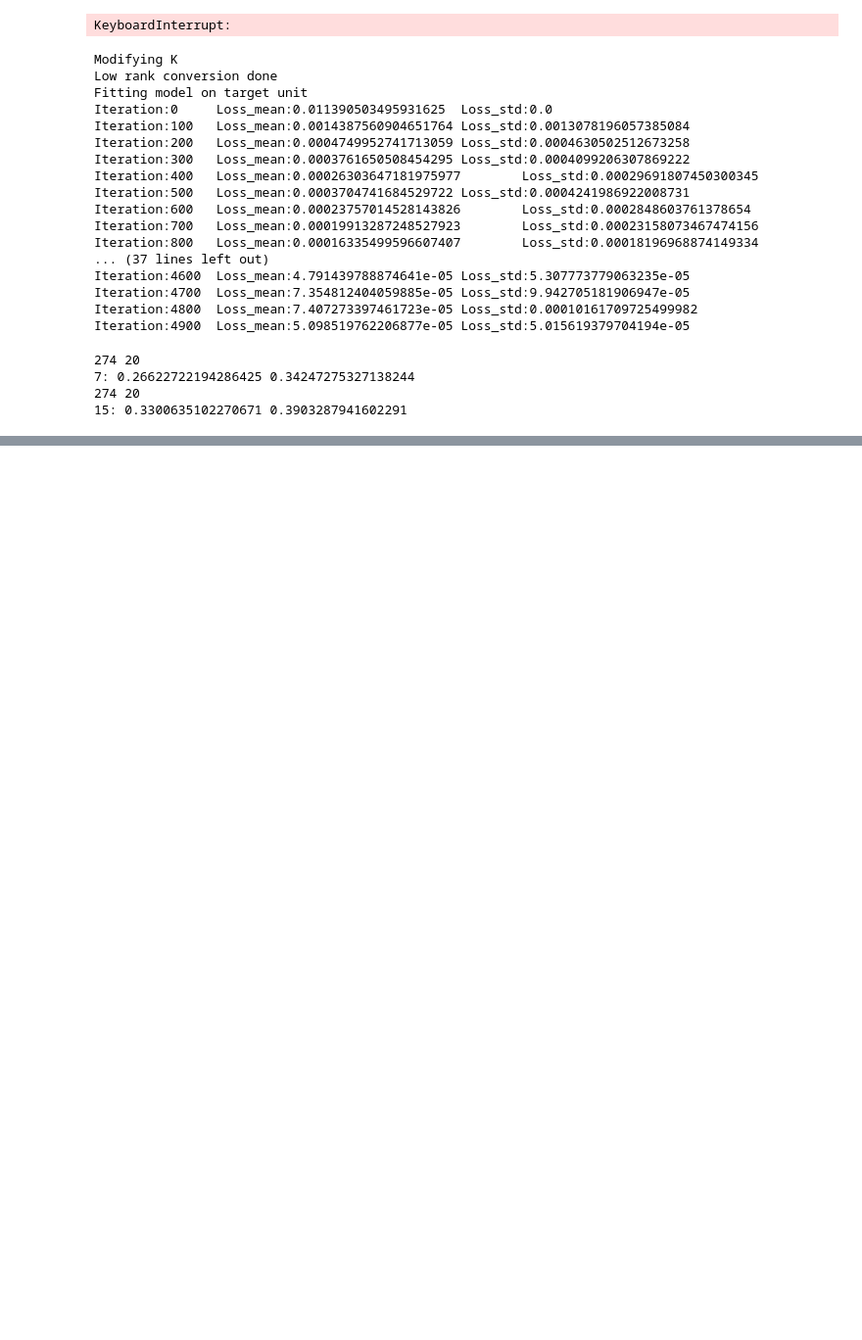
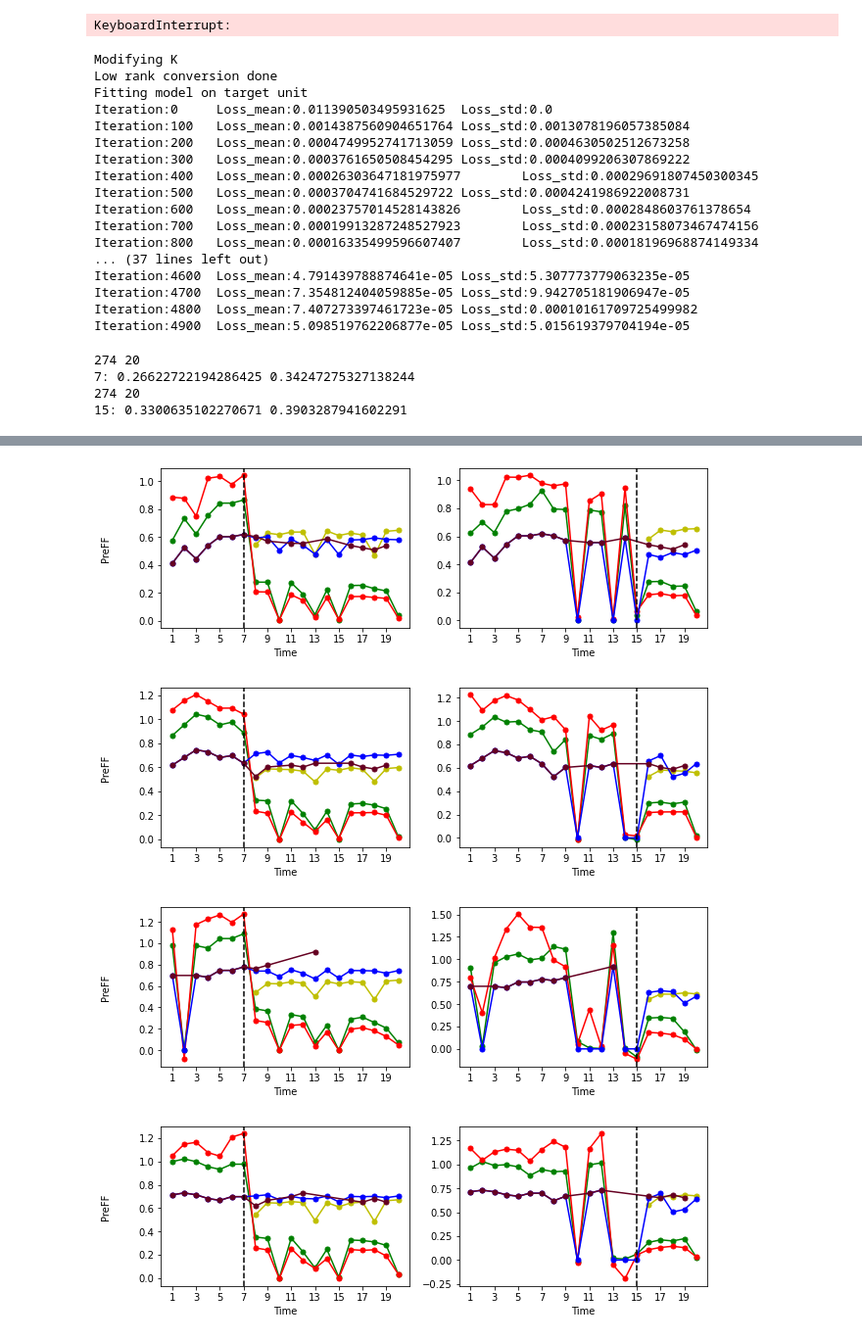
Before and after one commit to lakshmimuru/SeniorThesis, a Jupyter notebook: notebooks/asthma.ipynb, the cells around one changed output, grey strips where cells are left out. Shown: that part at 98% size. Cells and saved outputs as stored; diff of their text form; code cells hidden in the pictures; blank space fills up the shorter version.

```diff
--- a/notebooks/asthma.ipynb
+++ b/notebooks/asthma.ipynb
@@ -324,0 +553,9 @@ plt.savefig(f'./figs/asthma.pdf',bbox_inches='tight')
+# %%
+interv_times = [7,15]
+for interv_time in interv_times:
+    for i in range(4):
+        ctrl  = data[i+1,interv_time:,0]
+        mc_nnm = pd.read_csv(f'../datasets/asthma_{interv_time}_{i+1}/mc_nnm_pred.csv', sep=',',header=None)
+        mc_nnm = mc_nnm.to_numpy()[1:,].reshape(-1).astype('float32')
+        mcnnm_rmse = np.sqrt(np.mean(((mc_nnm -ctrl)*(1-mask[i+1,interv_time:,0]))**2))
+        print(f'RMSE for {interv_time} and id  {i+1} is',mcnnm_rmse)
@@ -324,0 +656,56 @@ plt.savefig(f'./figs/asthma.pdf',bbox_inches='tight')
+# %%
+interv_times=[7,15]
+
+
+for id in range(4):
+
+    pl = 0
+    fig, big_axes = plt.subplots(figsize=(10,3) , nrows=1, ncols=2, sharey=True)
+    for title, big_ax in zip(['Pre-Intervention Length 35 %','Pre-Intervention Length 75 %'], big_axes):
+#         big_ax.set_title(f'{title}\n', fontweight='semibold')
+        big_ax.set_frame_on(False)
+        big_ax.axis('off')
+    for interv_time in interv_times:
+        x_full = np.arange(20)+1
+        data_path = f'../datasets/asthma_{interv_time}_{id+1}/'
+        mrsc_pred = np.load(data_path+'/mrsc_pred.npy')
+        rsc_pred = np.load(data_path+'/rsc_pred.npy')
+        ours =  np.load(data_path+'/ours_pred.npy')
+        mc_nnm = pd.read_csv(f'../datasets/asthma_{interv_time}_{id+1}/mc_nnm_pred.csv', sep=',',header=None)
+        mc_nnm = mc_nnm.to_numpy()[1:,].reshape(-1).astype('float32')
+        mask_this =(1-mask[id+1,:,0])>0
+        x = x_full[mask_this]
+        xint = [i for i in range(1,20,2)]
+        xlabels = [str(i) for i in range(1,20,2)]
+        a=fig.add_subplot(1,2,pl+1)
+        a.set_xticks(xint,minor=False)
+        a.plot(x_full,rsc_pred,'og-',label='RSC',markersize=5)
+        a.plot(x_full,mrsc_pred,'or-',label='mRSC',markersize=5)
+        if interv_time == 7:
+            x_mcnnm = x_full[-13:]
+            mcnnm = np.flip(mc_nnm)[-13:]
+        else:
+            x_mcnnm = x_full[-5:]
+            mcnnm = np.flip(mc_nnm)[-5:]
+        obs = data[id+1,:,0]
+        a.plot(x_mcnnm,mcnnm,'oy-',label='MC-NNM',markersize=5)
+        a.plot(x_full,ours,'ob-',label='Ours',markersize=5)
+        a.plot(x,obs[mask_this],'xkcd:maroon',marker='o',label='Observed Control',markersize=5)
+
+
+        plt.axvline(x =interv_time,ymin=0, ymax =1 ,linestyle='--',color='black')
+
+        #a.legend(loc='upper right')
+        a.set_xlabel('Time')
+        #a.legend(ncol=4,bbox_to_anchor=(0.5,1), loc = 'lower center')
+        pl+=1
+
+    fig.text(0.04, 0.5, 'PreFF', va='center', rotation='vertical')
+    handles, labels = a.get_legend_handles_labels()
+#     fig.legend(handles, labels, ncol=5,loc='lower center',bbox_to_anchor=(0.5,-0.15))
+    plt.savefig(f'./figs/asthma.pdf',bbox_inches='tight')
+# %% [output]
+[figure, added]
+[figure, added]
+[figure, added]
+[figure, added]
```
Also changed, not shown: parts of 8 cells of this notebook, 30 other files.
